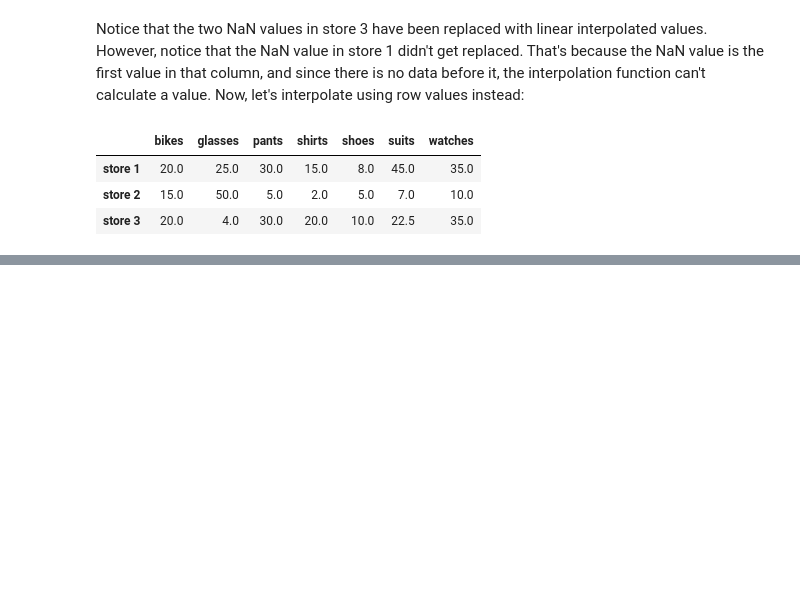
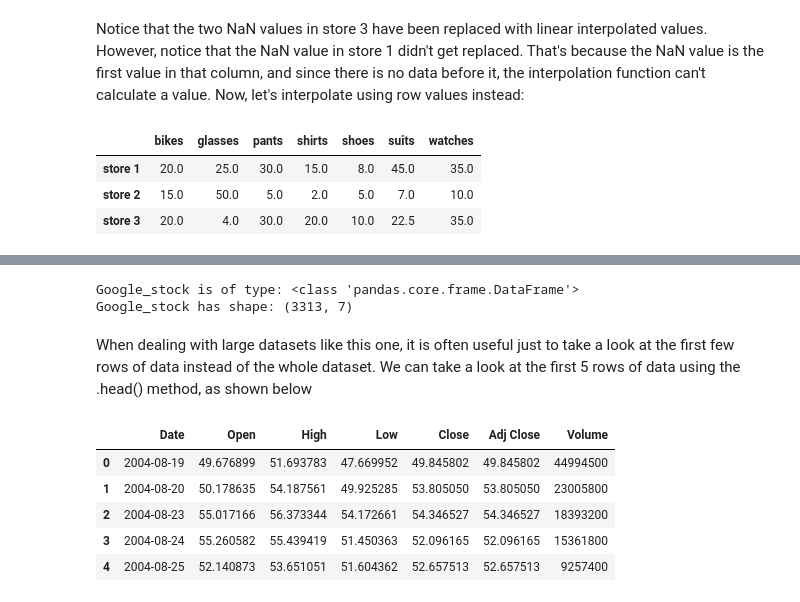
Before and after one commit to deepumons/data-scientist-nd, a Jupyter notebook: lesson-notes/Pandas.ipynb, the cells around one changed output, grey strips where cells are left out. Drawn from its saved outputs; the diff is of its cells as text; code cells hidden in the pictures; blank space fills up the shorter version.

```diff
--- a/lesson-notes/Pandas.ipynb
+++ b/lesson-notes/Pandas.ipynb
@@ -769,0 +774,21 @@ store_items.interpolate(method = 'linear', axis = 1)
+# %%
+# We load Google stock data in a DataFrame
+Google_stock = pd.read_csv('./GOOG.csv')
+
+# We print some information about Google_stock
+print('Google_stock is of type:', type(Google_stock))
+print('Google_stock has shape:', Google_stock.shape)
+# %% [output]
+Google_stock is of type: <class 'pandas.core.frame.DataFrame'>
+Google_stock has shape: (3313, 7)
+# %% [markdown]
+When dealing with large datasets like this one, it is often useful just to take a look at the first few rows of data instead of the whole dataset. We can take a look at the first 5 rows of data using the .head() method, as shown below
+# %%
+Google_stock.head()
+# %% [output]
+|  | Date | Open | High | Low | Close | Adj Close | Volume |
+| 0 | 2004-08-19 | 49.676899 | 51.693783 | 47.669952 | 49.845802 | 49.845802 | 44994500 |
+| 1 | 2004-08-20 | 50.178635 | 54.187561 | 49.925285 | 53.805050 | 53.805050 | 23005800 |
+| 2 | 2004-08-23 | 55.017166 | 56.373344 | 54.172661 | 54.346527 | 54.346527 | 18393200 |
+| 3 | 2004-08-24 | 55.260582 | 55.439419 | 51.450363 | 52.096165 | 52.096165 | 15361800 |
+| 4 | 2004-08-25 | 52.140873 | 53.651051 | 51.604362 | 52.657513 | 52.657513 | 9257400 |
```
Also changed, not shown: parts of 14 cells of this notebook.
